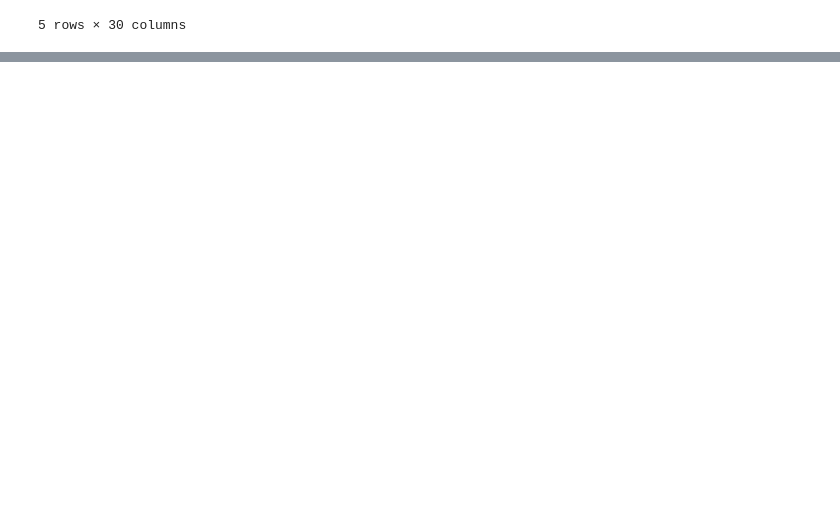
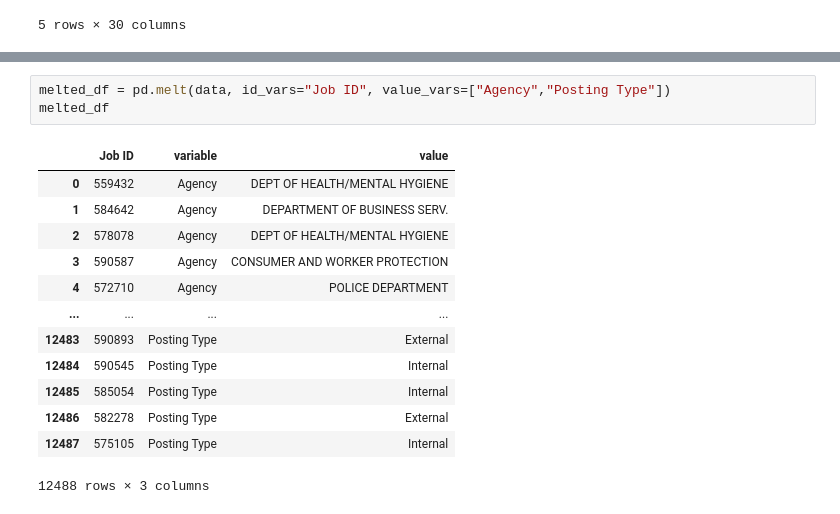
Before and after one commit to miraceti/Python_codes, a Jupyter notebook: pandas/pandas7.ipynb, the cells around one changed output, grey strips where cells are left out. Cells and saved outputs as stored; diff of their text form; blank space fills up the shorter version.

```diff
--- a/pandas/pandas7.ipynb
+++ b/pandas/pandas7.ipynb
@@ -14,0 +178,17 @@ data.head()
+# %%
+melted_df = pd.melt(data, id_vars="Job ID", value_vars=["Agency","Posting Type"])
+melted_df
+# %% [output]
+|  | Job ID | variable | value |
+| 0 | 559432 | Agency | DEPT OF HEALTH/MENTAL HYGIENE |
+| 1 | 584642 | Agency | DEPARTMENT OF BUSINESS SERV. |
+| 2 | 578078 | Agency | DEPT OF HEALTH/MENTAL HYGIENE |
+| 3 | 590587 | Agency | CONSUMER AND WORKER PROTECTION |
+| 4 | 572710 | Agency | POLICE DEPARTMENT |
+| ... | ... | ... | ... |
+| 12483 | 590893 | Posting Type | External |
+| 12484 | 590545 | Posting Type | Internal |
+| 12485 | 585054 | Posting Type | Internal |
+| 12486 | 582278 | Posting Type | External |
+| 12487 | 575105 | Posting Type | Internal |
+12488 rows × 3 columns
```
Also changed, not shown: parts of 20 cells of this notebook, 3 other files.
